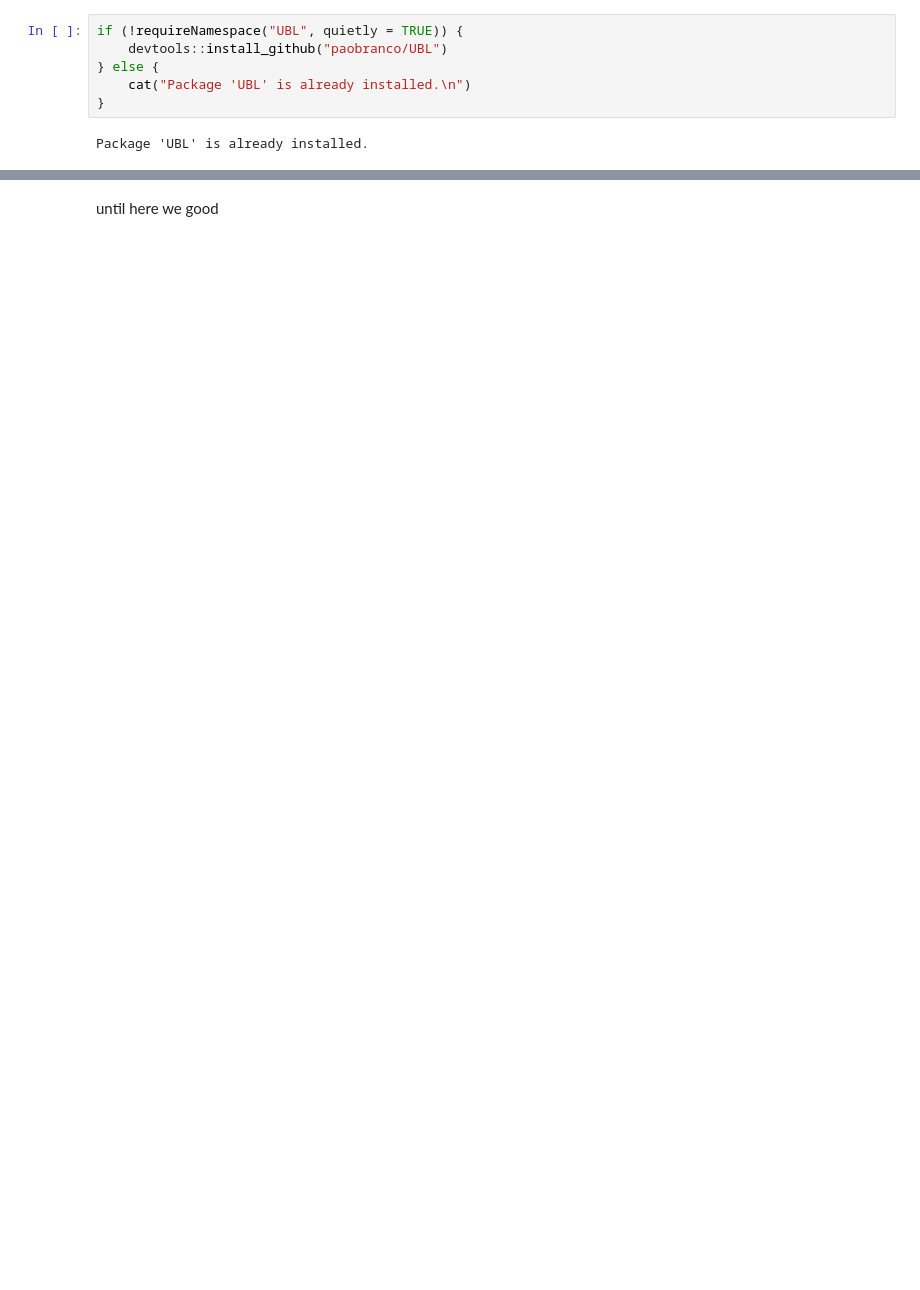
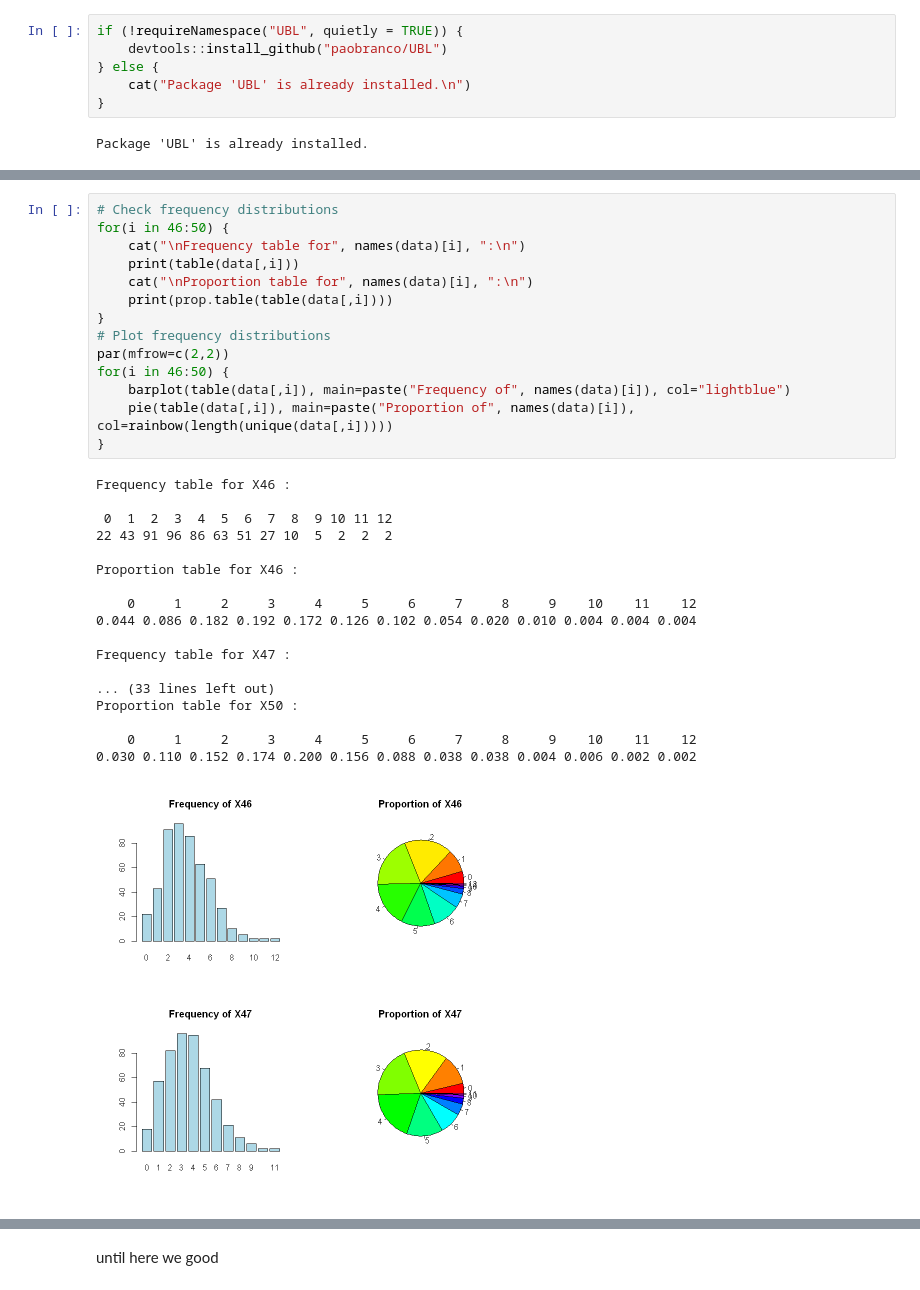
Before and after one commit to TobiasInfo/UTC_SY19, a Jupyter notebook: classification.ipynb, the cells around one changed output, grey strips where cells are left out. Drawn from its saved outputs; the diff is of its cells as text; blank space fills up the shorter version.

```diff
--- a/classification.ipynb
+++ b/classification.ipynb
@@ -125,0 +293,33 @@ Rows deleted due to outliers: 27.6 %
+# %%
+# Check frequency distributions
+for(i in 46:50) {
+    cat("\nFrequency table for", names(data)[i], ":\n")
+    print(table(data[,i]))
+    cat("\nProportion table for", names(data)[i], ":\n")
+    print(prop.table(table(data[,i])))
+}
+# Plot frequency distributions
+par(mfrow=c(2,2))
+for(i in 46:50) {
+    barplot(table(data[,i]), main=paste("Frequency of", names(data)[i]), col="lightblue")
+    pie(table(data[,i]), main=paste("Proportion of", names(data)[i]), col=rainbow(length(unique(data[,i]))))
+}
+# %% [output]
+Frequency table for X46 :
+
+ 0  1  2  3  4  5  6  7  8  9 10 11 12
+22 43 91 96 86 63 51 27 10  5  2  2  2
+
+Proportion table for X46 :
+
+    0     1     2     3     4     5     6     7     8     9    10    11    12
+0.044 0.086 0.182 0.192 0.172 0.126 0.102 0.054 0.020 0.010 0.004 0.004 0.004
+
+Frequency table for X47 :
+
+... (33 lines left out)
+Proportion table for X50 :
+
+    0     1     2     3     4     5     6     7     8     9    10    11    12
+0.030 0.110 0.152 0.174 0.200 0.156 0.088 0.038 0.038 0.004 0.006 0.002 0.002
+[figure, added]
```
Also changed, not shown: parts of 29 cells of this notebook.
